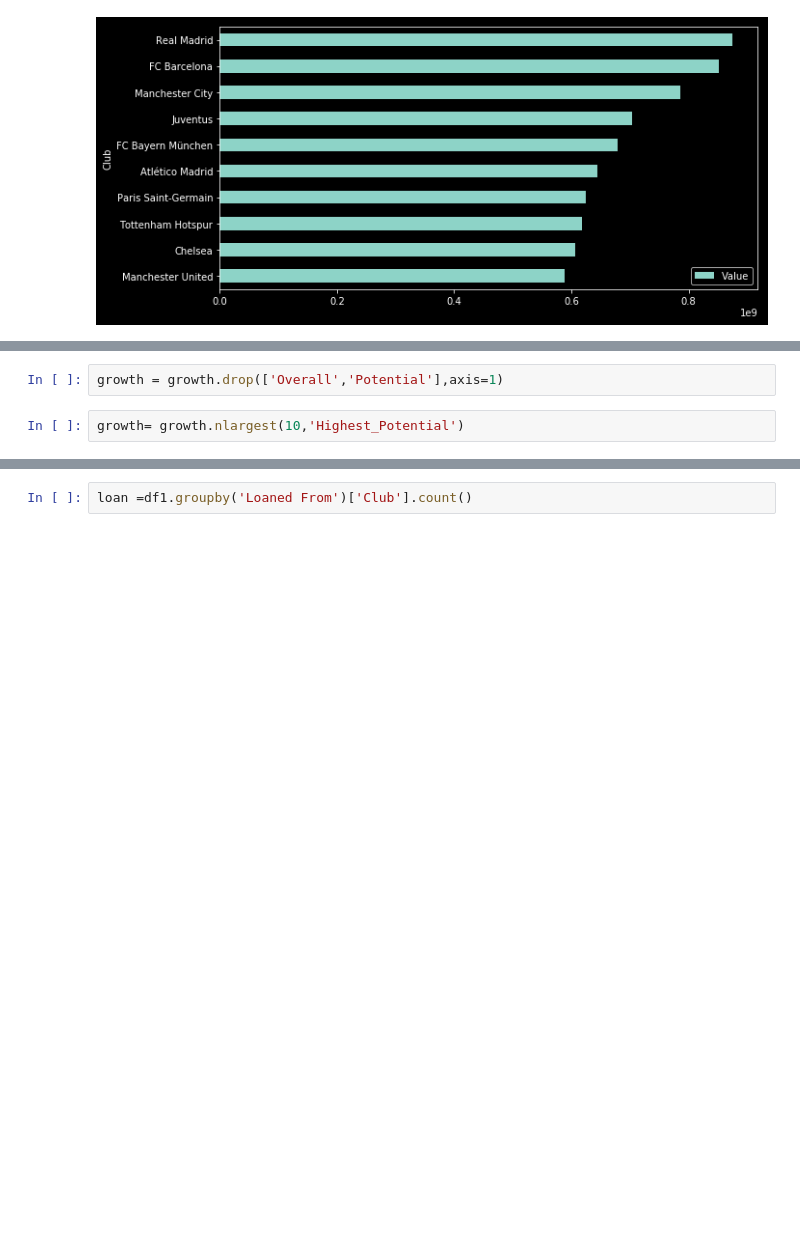
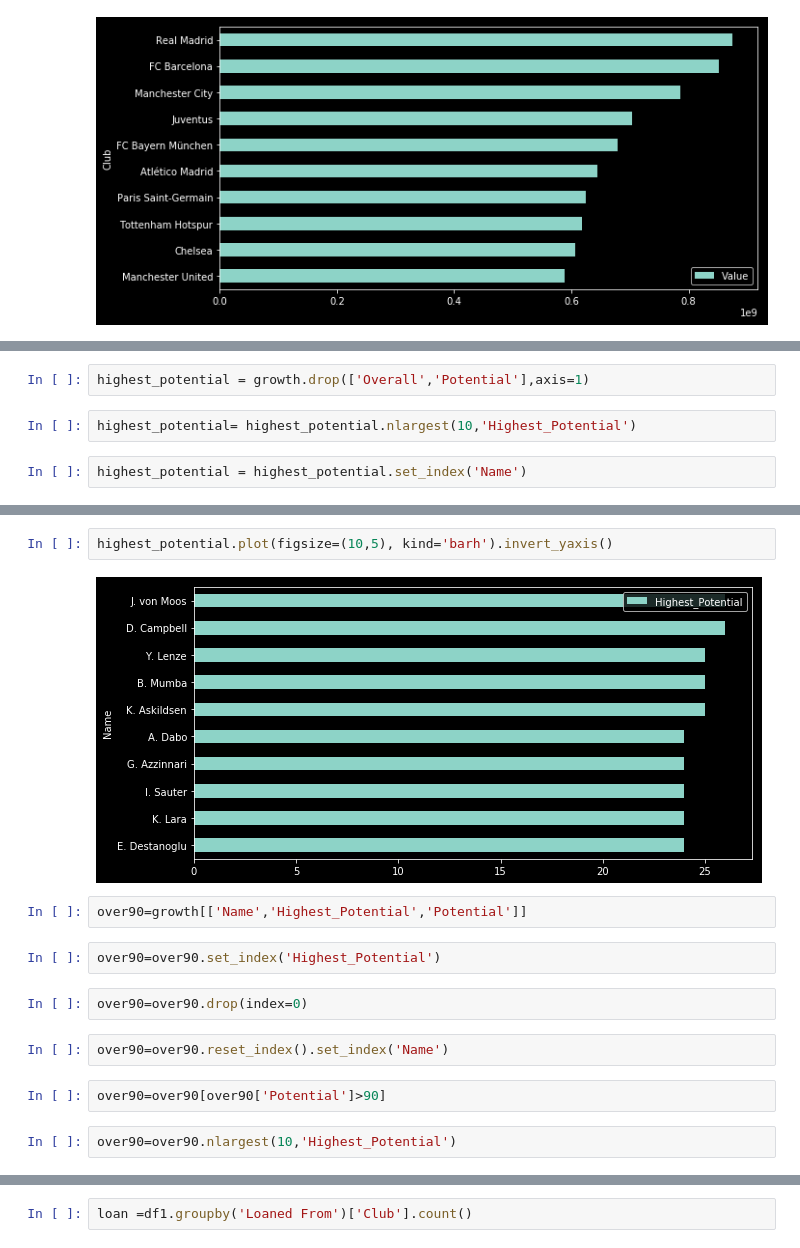
Before and after one commit to Cwade9/Fifa-Analysis, a Jupyter notebook: Player Description.ipynb, the cells around one changed output, grey strips where cells are left out. Saved outputs shown, nothing was run; the diff lists cells and outputs as text; blank space fills up the shorter version.

```diff
--- a/Player Description.ipynb
+++ b/Player Description.ipynb
@@ -189,6 +198,8 @@ Try using .loc[row_indexer,col_indexer] = value instead
 See the caveats in the documentation: http://pandas.pydata.org/pandas-docs/stable/indexing.html#indexing-view-versus-copy
   """Entry point for launching an IPython kernel.
 # %%
-growth = growth.drop(['Overall','Potential'],axis=1)
+highest_potential = growth.drop(['Overall','Potential'],axis=1)
 # %%
-growth= growth.nlargest(10,'Highest_Potential')
+highest_potential= highest_potential.nlargest(10,'Highest_Potential')
+# %%
+highest_potential = highest_potential.set_index('Name')
@@ -194,0 +221,16 @@ growth= growth.nlargest(10,'Highest_Potential')
+# %%
+highest_potential.plot(figsize=(10,5), kind='barh').invert_yaxis()
+# %% [output]
+[figure, added]
+# %%
+over90=growth[['Name','Highest_Potential','Potential']]
+# %%
+over90=over90.set_index('Highest_Potential')
+# %%
+over90=over90.drop(index=0)
+# %%
+over90=over90.reset_index().set_index('Name')
+# %%
+over90=over90[over90['Potential']>90]
+# %%
+over90=over90.nlargest(10,'Highest_Potential')
```
Also changed, not shown: parts of 12 cells of this notebook, 4 other files.
